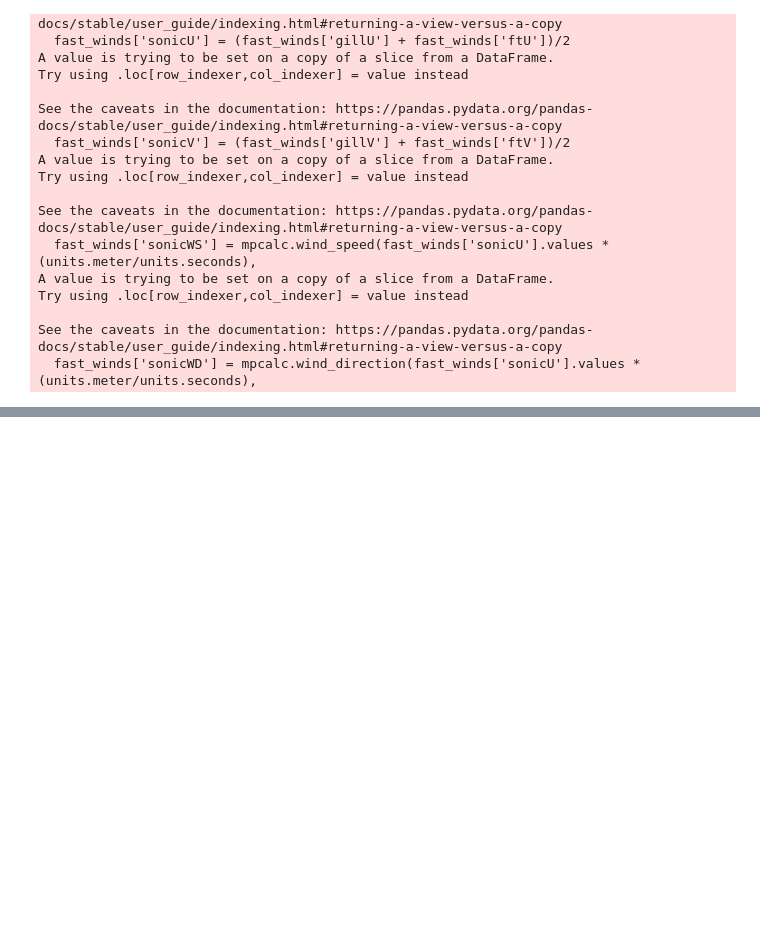
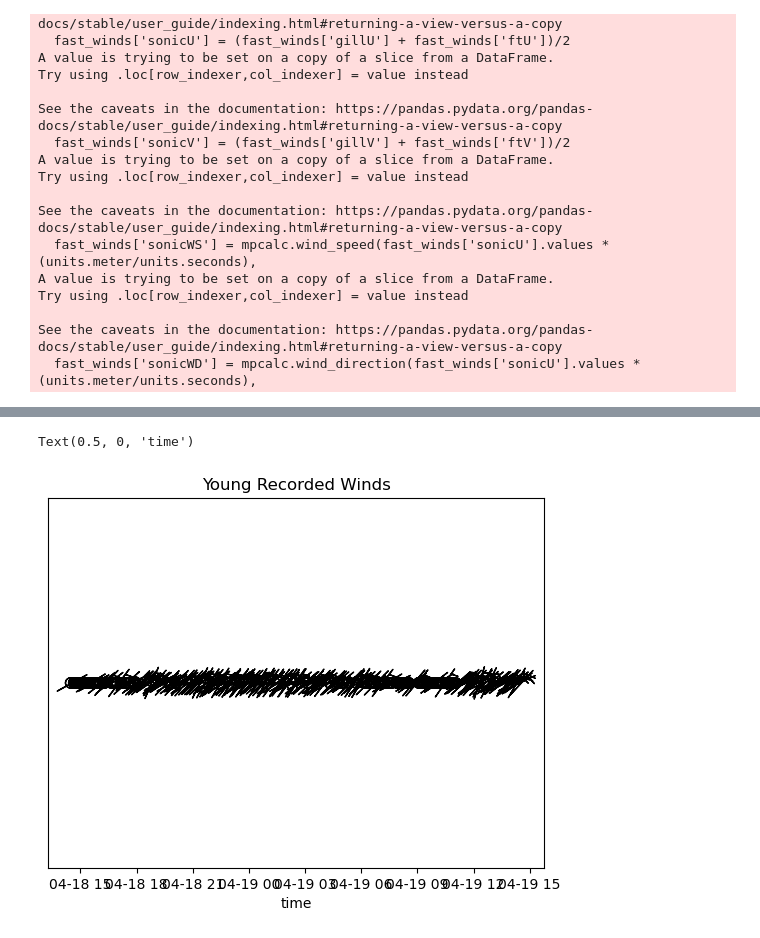
Before and after one commit to wx4stg/atmo-5351, a Jupyter notebook: project_data_analysis.ipynb, the cells around one changed output, grey strips where cells are left out. Cells and saved outputs as stored; diff of their text form; code cells hidden in the pictures; blank space fills up the shorter version.

```diff
--- a/project_data_analysis.ipynb
+++ b/project_data_analysis.ipynb
@@ -160 +162,11 @@ dataset
 86755 rows × 13 columns
+# %%
+youngFig = plt.figure()
+youngAx = youngFig.gca()
+youngAx.barbs(dataset.index[::300], 0, dataset['youngU'][::300], dataset['youngV'][::300], pivot="middle", label="Young")
+plt.tick_params(left=False, labelleft=False) # gets rid of y axis labels since they have no meaning
+plt.title('Young Recorded Winds')
+plt.xlabel('time')
+# %% [output]
+Text(0.5, 0, 'time')
+[figure, added]
```
Also changed, not shown: parts of 14 cells of this notebook.
